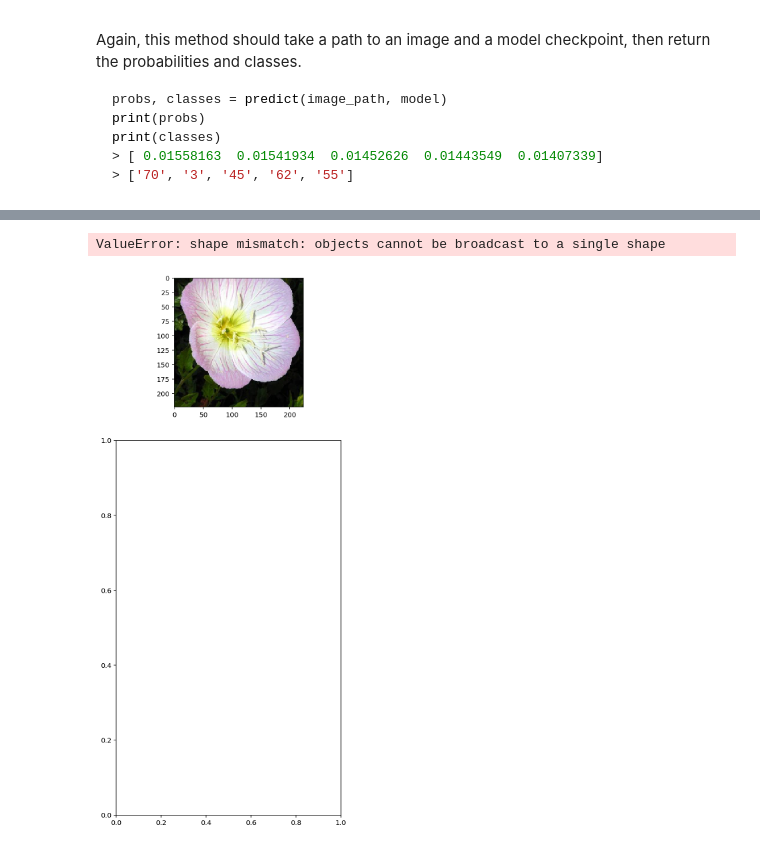
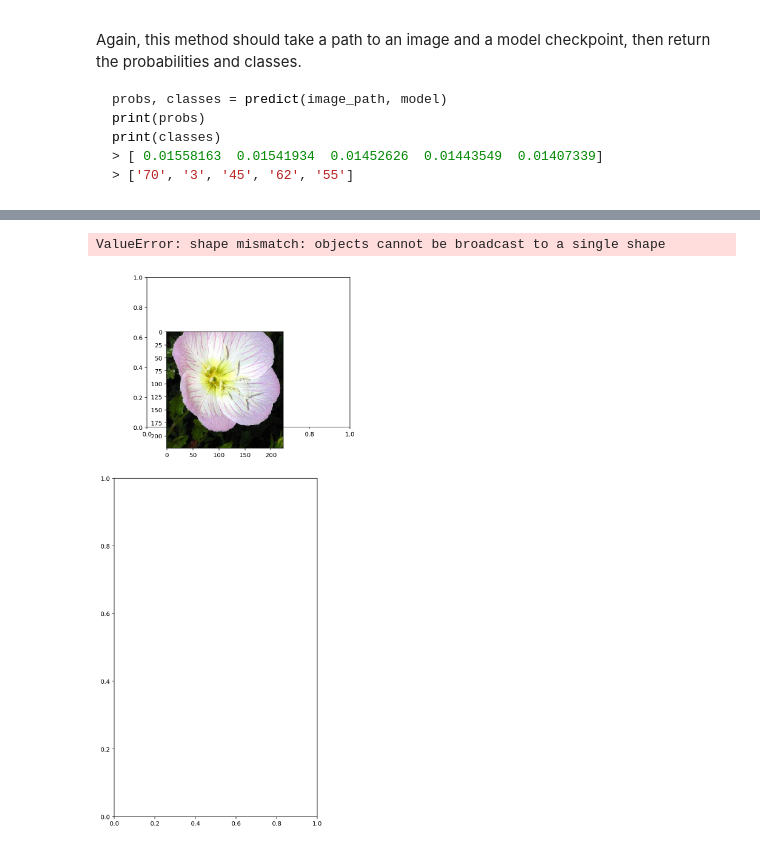
Before and after one commit to chpolyzo/PAIND, a Jupyter notebook: Image Classifier Project.ipynb, the cells around one changed output, grey strips where cells are left out. Cells and saved outputs as stored; diff of their text form; code cells hidden in the pictures.

```diff
--- a/Image Classifier Project.ipynb
+++ b/Image Classifier Project.ipynb
@@ -81,0 +94,9 @@ helper.imshow(images[0],normalize = True)
+# %%
+# show sample from the train_dataloader
+data_iter = iter(train_dataloader)
+
+images, labels = next(data_iter)
+fig, axes = plt.subplots(figsize=(10,4), ncols=6)
+for pic in range(6):
+    ax = axes[pic]
+    helper.imshow(images[pic], ax=ax, normalize=True)
@@ -81,0 +105,9 @@ helper.imshow(images[0],normalize = True)
+# %%
+# show sample from the valid_dataloader
+data_iter = iter(valid_dataloader)
+
+images, labels = next(data_iter)
+fig, axes = plt.subplots(figsize=(10,4), ncols=6)
+for pic in range(6):
+    ax = axes[pic]
+    helper.imshow(images[pic], ax=ax, normalize=True)
@@ -81,0 +116,9 @@ helper.imshow(images[0],normalize = True)
+# %%
+# show sample from the test_dataloader
+data_iter = iter(test_dataloader)
+
+images, labels = next(data_iter)
+fig, axes = plt.subplots(figsize=(10,4), ncols=6)
+for pic in range(6):
+    ax = axes[pic]
+    helper.imshow(images[pic], ax=ax, normalize=True)
@@ -663,7 +674,18 @@ def predict(image_path, model, topk=5):
 
     with torch.no_grad():
         image = process_image(image_path)
-        image.unsqueeze_(0)
+
+
+        #The model requires a 4-D tensor:
+        #1. first dimension specifying the images in a batch,
+        #2. second dimension specifying the number of color channels
+        #3. third dimension image width
+        #4. fourth dimension immage height
+        #we should add the batch dimension for the image tensor.
+        #we use image = image.unsqueeze(0) This will add one more dimension at index 0.
+        image = image.unsqueeze(0)
+        #image = image.unsqueeze_(0) #unsqueeze with replacement
+
         image = image.float()
         image = image.to(device)
         logps = model.forward(image)
@@ -697,31 +740,33 @@ You can convert from the class integer encoding to actual flower names with the
 # %%
 # TODO: Display an image along with the top 5 classes
 fig = plt.figure(figsize = (6,10))
 
+
+ax = fig.add_subplot(2, 1, 1) # two rows, one column, first plot
 #Create axes for flower
 ax = fig.add_axes([.2, .4, .445, .445])
 
 #Display + process image
 result = process_image('flowers/test/1/image_06743.jpg')
 ax = imshow(result, ax);
 
 #Title for graph
 
 
 #Predict image
 probs, classes = predict('flowers/test/1/image_06743.jpg', model)
 
 #Displays bar graph with axes
 ax1 = fig.add_axes([0, -.355, .775, .775])
 
 # Get range for probabilities
 y_pos = np.arange(len(classes))
 
 # Plot as a horizontal bar graph
 plt.barh(y_pos, probs, align='center', alpha=0.5)
 plt.yticks(y_pos, classes)
 plt.xlabel('probabilities')
 plt.show()
 # %% [output]
 ValueError: shape mismatch: objects cannot be broadcast to a single shape
-[figure, old version]
+[figure, new version]
```
Also changed, not shown: parts of 18 cells of this notebook.
